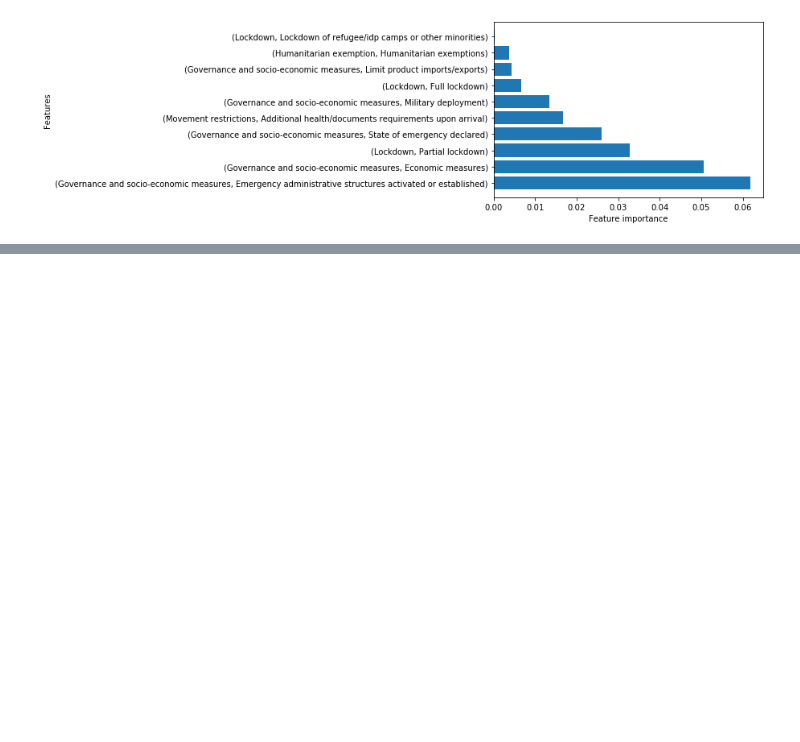
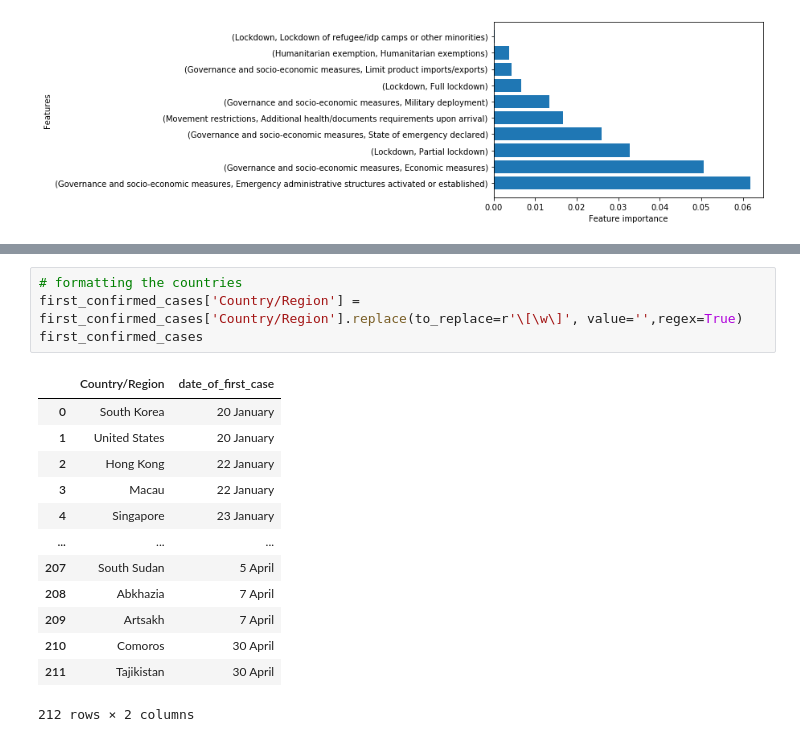
Before and after one commit to TrellixVulnTeam/covid-19_number_of_cases_prediction_L6LL, a Jupyter notebook: Predicting COVID-19 cases.ipynb, the cells around one changed output, grey strips where cells are left out. Saved outputs shown, nothing was run; the diff lists cells and outputs as text; blank space fills up the shorter version.

```diff
--- a/Predicting COVID-19 cases.ipynb
+++ b/Predicting COVID-19 cases.ipynb
@@ -597,0 +635,18 @@ plot_feature_importance(X.columns[:10].format(), feature_importance[:10])
+# %%
+# formatting the countries
+first_confirmed_cases['Country/Region'] = first_confirmed_cases['Country/Region'].replace(to_replace=r'\[\w\]', value='',regex=True)
+first_confirmed_cases
+# %% [output]
+|  | Country/Region | date_of_first_case |
+| 0 | South Korea | 20 January |
+| 1 | United States | 20 January |
+| 2 | Hong Kong | 22 January |
+| 3 | Macau | 22 January |
+| 4 | Singapore | 23 January |
+| ... | ... | ... |
+| 207 | South Sudan | 5 April |
+| 208 | Abkhazia | 7 April |
+| 209 | Artsakh | 7 April |
+| 210 | Comoros | 30 April |
+| 211 | Tajikistan | 30 April |
+212 rows × 2 columns
```
Also changed, not shown: parts of 10 cells of this notebook.
